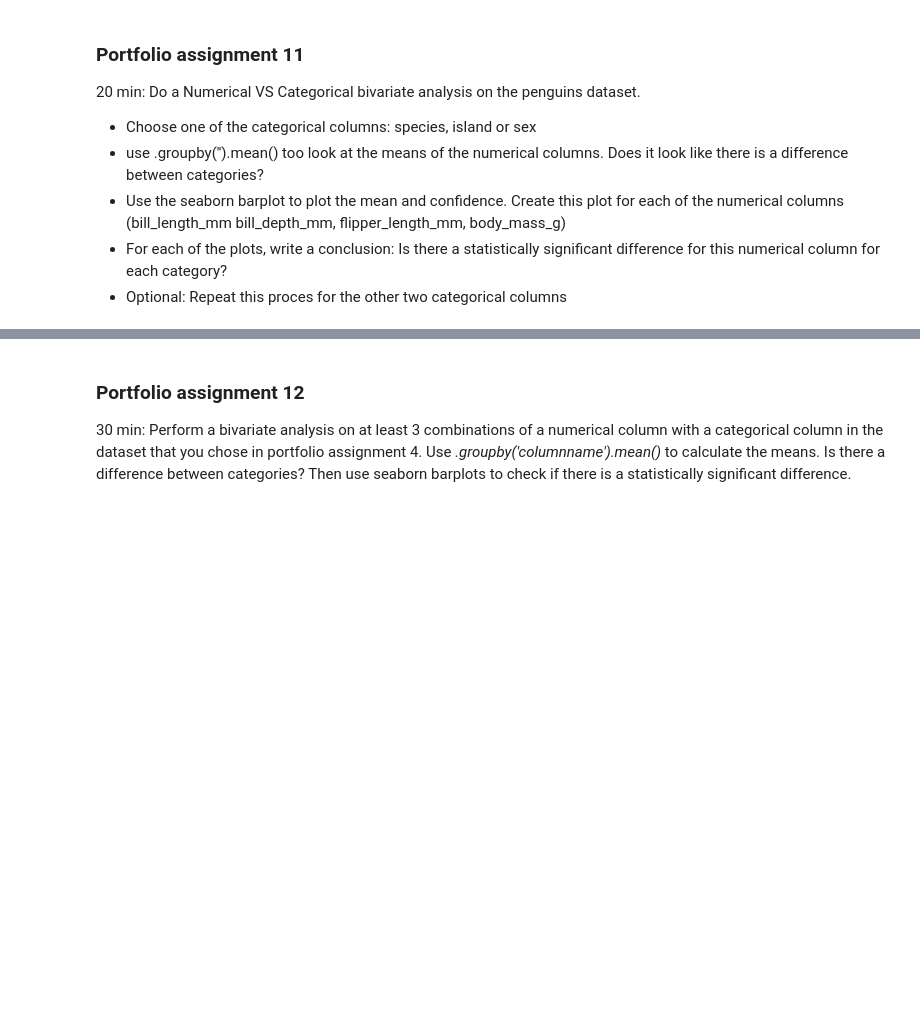
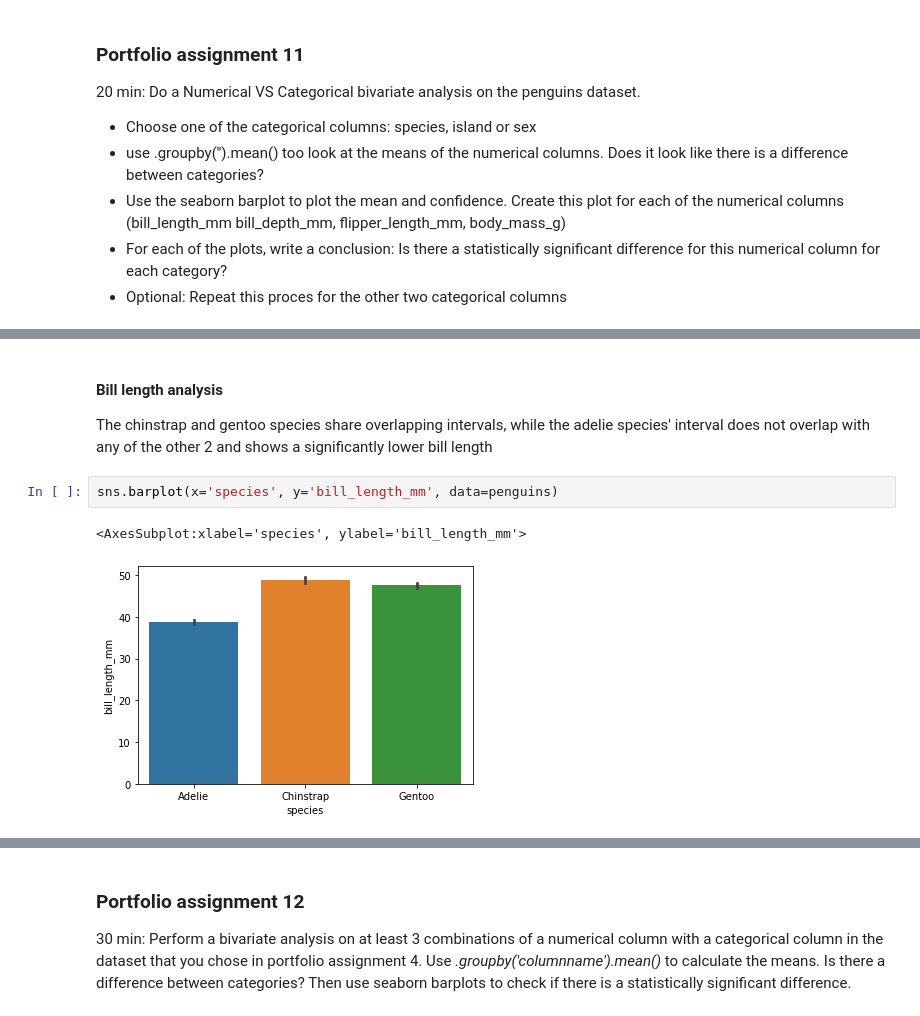
Before and after one commit to FSGabrsek/AE-I_Intro-Data-Science, a Jupyter notebook: asgmt-9-14/Bivariate analysis.ipynb, the cells around one changed output, grey strips where cells are left out. Cells and saved outputs as stored; diff of their text form; blank space fills up the shorter version.

```diff
--- a/asgmt-9-14/Bivariate analysis.ipynb
+++ b/asgmt-9-14/Bivariate analysis.ipynb
@@ -185,0 +350,9 @@ penguins.head()
+# %% [markdown]
+#### Bill length analysis
+
+The chinstrap and gentoo species share overlapping intervals, while the adelie species' interval does not overlap with any of the other 2 and shows a significantly lower bill length
+# %%
+sns.barplot(x='species', y='bill_length_mm', data=penguins)
+# %% [output]
+<AxesSubplot:xlabel='species', ylabel='bill_length_mm'>
+[figure, added]
```
Also changed, not shown: parts of 52 cells of this notebook.
